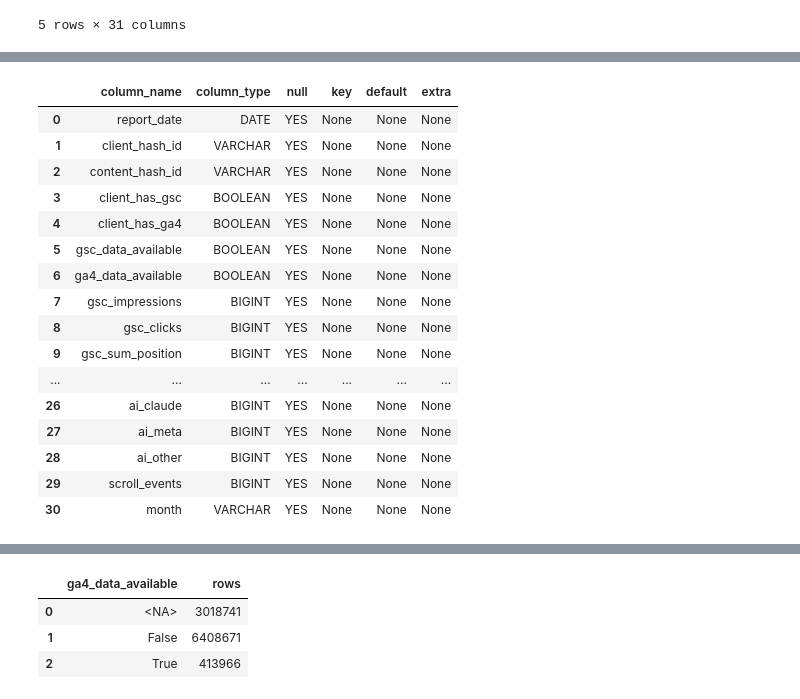
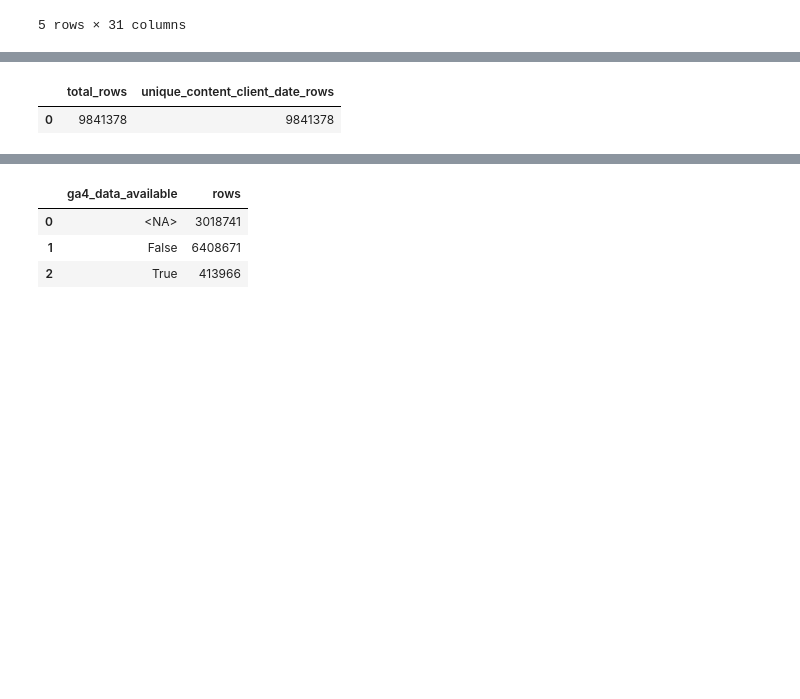
Before and after one commit to HashamHassan-01/flyrank-ml-internship-hasham, a Jupyter notebook: work/notebooks/w03_data_contract.ipynb, the cells around one changed output, grey strips where cells are left out. Cells and saved outputs as stored; diff of their text form; code cells hidden in the pictures; blank space fills up the shorter version.

Commit message:
Complete ML-04 search intelligence data contract

```diff
--- a/work/notebooks/w03_data_contract.ipynb
+++ b/work/notebooks/w03_data_contract.ipynb
@@ -150,76 +160,63 @@ The following checks verify the data contract assumptions:
 3. Check missing values for important feature fields.
 4. Verify availability of GA4 measurements.
 # %%
+from IPython.display import display
+
+print("="*70)
 print("Query 1: Verify grain (content + client + date uniqueness)")
-
-con.sql(f"""
+print("="*70)
+result = con.sql(f"""
 SELECT
     COUNT(*) AS total_rows,
-    COUNT(
-        DISTINCT
-        content_hash_id || '-' || client_hash_id || '-' || CAST(report_date AS VARCHAR)
-    ) AS unique_content_client_date_rows
+    COUNT(DISTINCT content_hash_id || '-' || client_hash_id || '-' || CAST(report_date AS VARCHAR)) AS unique_content_client_date_rows
 FROM {TABLES['fact_daily']}
 WHERE month='2026-03'
 """).df()
+display(result)
 
-
+print("\n" + "="*70)
 print("Query 2: Verify March 2026 time window and row count")
-
-con.sql(f"""
-SELECT
-    MIN(report_date) AS start_date,
-    MAX(report_date) AS end_date,
-    COUNT(*) AS total_rows
+print("="*70)
+result = con.sql(f"""
+SELECT MIN(report_date) AS start_date, MAX(report_date) AS end_date, COUNT(*) AS total_rows
 FROM {TABLES['fact_daily']}
 WHERE month='2026-03'
 """).df()
+display(result)
 
-
+print("\n" + "="*70)
 print("Query 3: Check missing values in feature columns")
-
-con.sql(f"""
+print("="*70)
+result = con.sql(f"""
 SELECT
     COUNT(*) AS total_rows,
-
-    SUM(CASE WHEN gsc_impressions IS NULL THEN 1 ELSE 0 END)
-        AS missing_gsc_impressions,
-
-    SUM(CASE WHEN gsc_clicks IS NULL THEN 1 ELSE 0 END)
-        AS missing_gsc_clicks,
-
-    SUM(CASE WHEN gsc_avg_position IS NULL THEN 1 ELSE 0 END)
-        AS missing_gsc_avg_position,
-
-    SUM(CASE WHEN ga4_sessions IS NULL THEN 1 ELSE 0 END)
-        AS missing_ga4_sessions,
-
-    SUM(CASE WHEN ga4_users IS NULL THEN 1 ELSE 0 END)
-        AS missing_ga4_users
-
+    SUM(CASE WHEN gsc_impressions IS NULL THEN 1 ELSE 0 END) AS missing_gsc_impressions,
+    SUM(CASE WHEN gsc_clicks IS NULL THEN 1 ELSE 0 END) AS missing_gsc_clicks,
+    SUM(CASE WHEN gsc_avg_position IS NULL THEN 1 ELSE 0 END) AS missing_gsc_avg_position,
+    SUM(CASE WHEN ga4_sessions IS NULL THEN 1 ELSE 0 END) AS missing_ga4_sessions,
+    SUM(CASE WHEN ga4_users IS NULL THEN 1 ELSE 0 END) AS missing_ga4_users
 FROM {TABLES['fact_daily']}
 WHERE month='2026-03'
 """).df()
+display(result)
 
-
+print("\n" + "="*70)
 print("Query 4: Verify GA4 availability")
-
-con.sql(f"""
-SELECT
-    ga4_data_available,
-    COUNT(*) AS row_count
+print("="*70)
+result = con.sql(f"""
+SELECT ga4_data_available, COUNT(*) AS row_count
 FROM {TABLES['fact_daily']}
 WHERE month='2026-03'
 GROUP BY ga4_data_available
 ORDER BY row_count DESC
 """).df()
+display(result)
 
-
+print("\n" + "="*70)
 print("Query 5: Confirm selected fields exist")
-
-con.sql(f"""
-DESCRIBE
-SELECT *
-FROM {TABLES['fact_daily']}
+print("="*70)
+result = con.sql(f"""
+DESCRIBE SELECT * FROM {TABLES['fact_daily']}
 """).df()
+display(result)
 # %% [output]
@@ -231,17 +226,2 @@ Query 5: Confirm selected fields exist
-|  | column_name | column_type | null | key | default | extra |
-| 0 | report_date | DATE | YES | None | None | None |
-| 1 | client_hash_id | VARCHAR | YES | None | None | None |
-| 2 | content_hash_id | VARCHAR | YES | None | None | None |
-| 3 | client_has_gsc | BOOLEAN | YES | None | None | None |
-| 4 | client_has_ga4 | BOOLEAN | YES | None | None | None |
-| 5 | gsc_data_available | BOOLEAN | YES | None | None | None |
-| 6 | ga4_data_available | BOOLEAN | YES | None | None | None |
-| 7 | gsc_impressions | BIGINT | YES | None | None | None |
-| 8 | gsc_clicks | BIGINT | YES | None | None | None |
-| 9 | gsc_sum_position | BIGINT | YES | None | None | None |
-| ... | ... | ... | ... | ... | ... | ... |
-| 26 | ai_claude | BIGINT | YES | None | None | None |
-| 27 | ai_meta | BIGINT | YES | None | None | None |
-| 28 | ai_other | BIGINT | YES | None | None | None |
-| 29 | scroll_events | BIGINT | YES | None | None | None |
-| 30 | month | VARCHAR | YES | None | None | None |
+|  | total_rows | unique_content_client_date_rows |
+| 0 | 9841378 | 9841378 |
```
Also changed, not shown: parts of 5 cells of this notebook.
